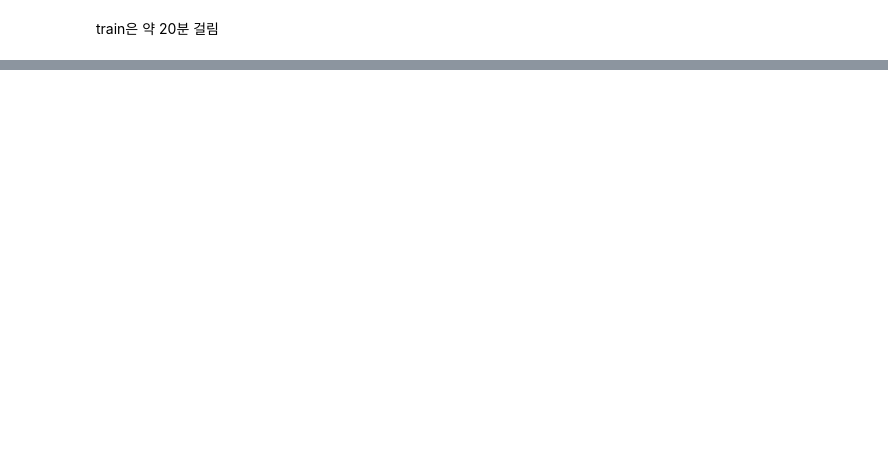
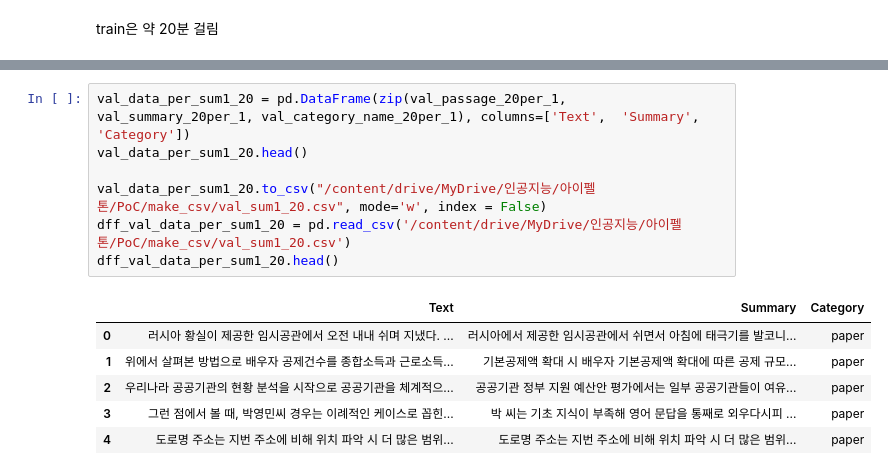
Before and after one commit to AIFFEL-NLP-PROJECT/Aiffelthon, a Jupyter notebook: DataProcess/Make_csv.ipynb, the cells around one changed output, grey strips where cells are left out. Cells and saved outputs as stored; diff of their text form; blank space fills up the shorter version.

```diff
--- a/DataProcess/Make_csv.ipynb
+++ b/DataProcess/Make_csv.ipynb
@@ -102,0 +193,14 @@ dff.head()
+# %%
+val_data_per_sum1_20 = pd.DataFrame(zip(val_passage_20per_1, val_summary_20per_1, val_category_name_20per_1), columns=['Text',  'Summary', 'Category'])
+val_data_per_sum1_20.head()
+
+val_data_per_sum1_20.to_csv("/content/drive/MyDrive/인공지능/아이펠톤/PoC/make_csv/val_sum1_20.csv", mode='w', index = False)
+dff_val_data_per_sum1_20 = pd.read_csv('/content/drive/MyDrive/인공지능/아이펠톤/PoC/make_csv/val_sum1_20.csv')
+dff_val_data_per_sum1_20.head()
+# %% [output]
+|  | Text | Summary | Category |
+| 0 | 러시아 황실이 제공한 임시공관에서 오전 내내 쉬며 지냈다. ... | 러시아에서 제공한 임시공관에서 쉬면서 아침에 태극기를 발코니... | paper |
+| 1 | 위에서 살펴본 방법으로 배우자 공제건수를 종합소득과 근로소득... | 기본공제액 확대 시 배우자 기본공제액 확대에 따른 공제 규모... | paper |
+| 2 | 우리나라 공공기관의 현황 분석을 시작으로 공공기관을 체계적으... | 공공기관 정부 지원 예산안 평가에서는 일부 공공기관들이 여유... | paper |
+| 3 | 그런 점에서 볼 때, 박영민씨 경우는 이례적인 케이스로 꼽힌... | 박 씨는 기초 지식이 부족해 영어 문답을 통째로 외우다시피 ... | paper |
+| 4 | 도로명 주소는 지번 주소에 비해 위치 파악 시 더 많은 범위... | 도로명 주소는 지번 주소에 비해 위치 파악 시 더 많은 범위... | paper |
```
Also changed, not shown: parts of 32 cells of this notebook.
